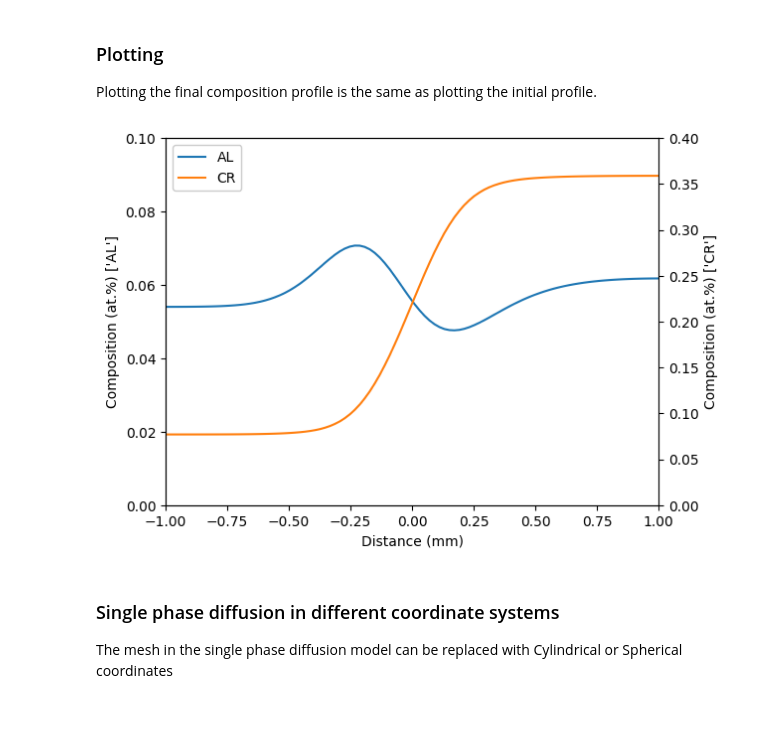
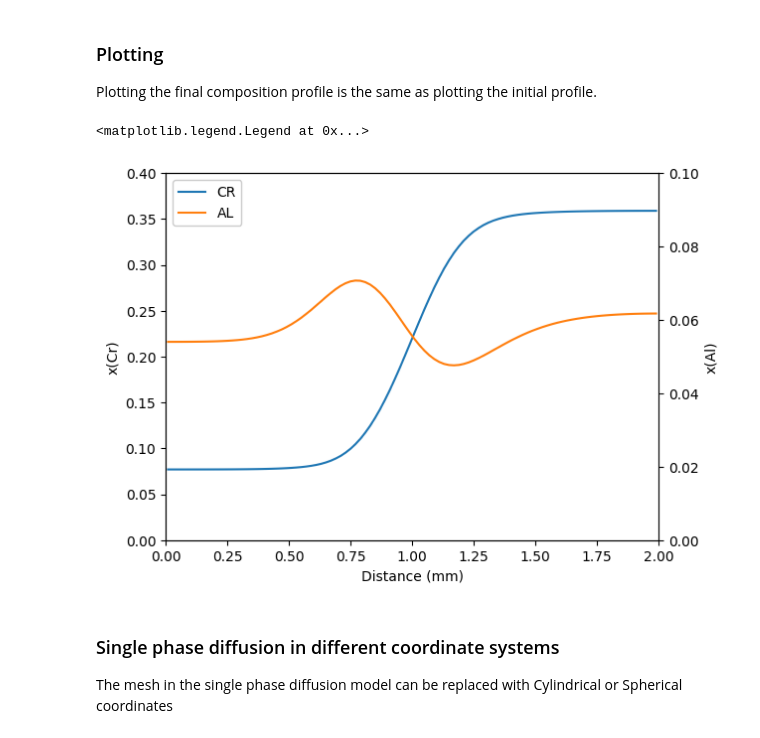
Before and after one commit to materialsgenomefoundation/kawin, a Jupyter notebook: examples/06_Single_Phase_Diffusion.ipynb, the cells around one changed output. Saved outputs shown, nothing was run; the diff lists cells and outputs as text; code cells hidden in the pictures.

```diff
--- a/examples/06_Single_Phase_Diffusion.ipynb
+++ b/examples/06_Single_Phase_Diffusion.ipynb
@@ -67,16 +74,23 @@ Iteration       Sim Time (h)    Run time (s)
 ### Plotting
 
 Plotting the final composition profile is the same as plotting the initial profile.
-# %%
-fig, axL = plt.subplots(1, 1)
-axL, axR = m.plotTwoAxis(['AL'], ['CR'], zScale = 1/1000, axL=axL)
-axL.set_xlim([-1, 1])
-axL.set_xlabel('Distance (mm)')
-axL.set_ylim([0, 0.1])
-axR.set_ylim([0, 0.4])
-plt.show()
-# %% [output]
-[figure, removed]
+# %%
+fig, axL = plt.subplots()
+axR = axL.twinx()
+axL.plot(mesh.z*1000, mesh.y[:,0], color='C0', label='CR')
+axR.plot(mesh.z*1000, mesh.y[:,1], color='C1', label='AL')
+axL.set_xlim([0, 2])
+axL.set_xlabel('Distance (mm)')
+axL.set_ylim([0, 0.4])
+axL.set_ylabel('x(Cr)')
+axR.set_ylim([0, 0.1])
+axR.set_ylabel('x(Al)')
+linesL, labelsL = axL.get_legend_handles_labels()
+linesR, labelsR = axR.get_legend_handles_labels()
+axL.legend(linesL+linesR, labelsL+labelsR, framealpha=1)
+# %% [output]
+<matplotlib.legend.Legend at 0x...>
+[figure, added]
 # %% [markdown]
 ### Single phase diffusion in different coordinate systems
 The mesh in the single phase diffusion model can be replaced with Cylindrical or Spherical coordinates
```
Also changed, not shown: parts of 8 cells of this notebook, 8 other files.
